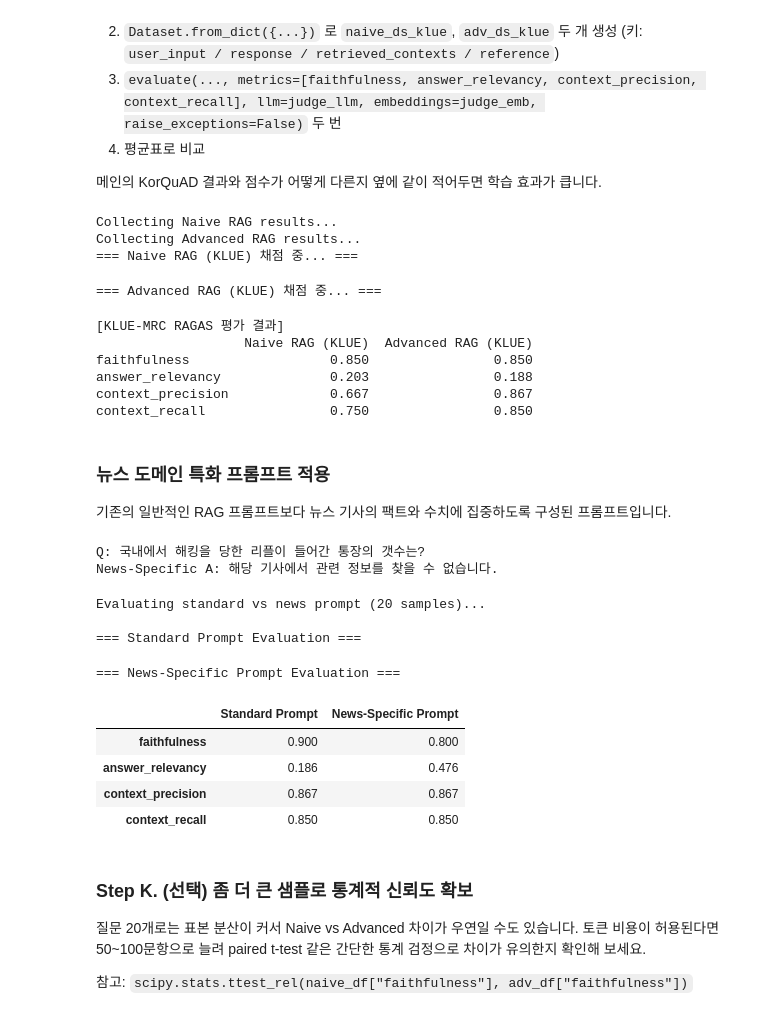
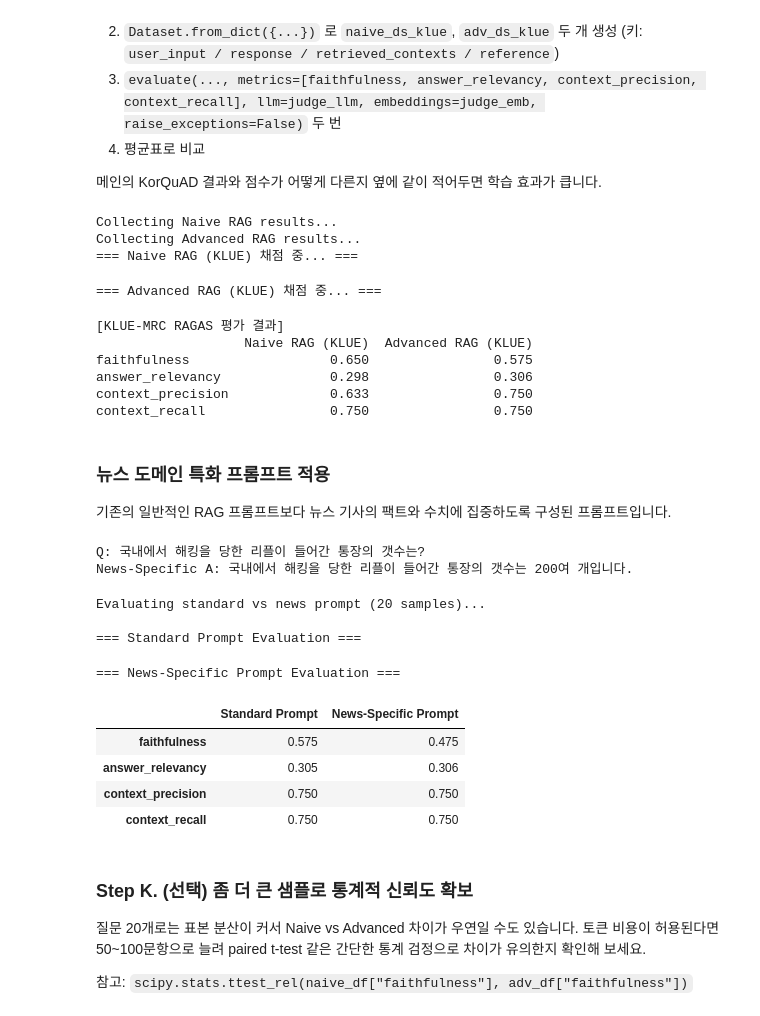
Before and after one commit to ted-chang80/AIFFEL_quest_eng, a Jupyter notebook: LLM_Application/LLM04/Day2_Practice.ipynb, the cells around one changed output. Cells and saved outputs as stored; diff of their text form; code cells hidden in the pictures.

```diff
--- a/LLM_Application/LLM04/Day2_Practice.ipynb
+++ b/LLM_Application/LLM04/Day2_Practice.ipynb
@@ -801,16 +1010,19 @@ print(f"첫 번째 정답: {ground_truths_klue[2]}")
 # %%
 from langchain_core.runnables import RunnablePassthrough
 from langchain_core.output_parsers import StrOutputParser
+from langchain_openai import ChatOpenAI
+
+# 오류 원인 해결: 'gpt-4-mini'라는 잘못된 모델명을 'gpt-4o-mini'로 수정합니다.
+llm_fixed = ChatOpenAI(model="gpt-4o-mini", temperature=0)
 
 # 1) Naive Retriever 설정 (KLUE DB 사용)
 naive_retriever_klue = db_klue.as_retriever(search_type="similarity", search_kwargs={"k": 3})
 
 # 2) Naive RAG 체인 생성
-# RAG_PROMPT는 이전 셀(DWNUDJ0iE0mo)에서 정의된 것을 그대로 사용합니다.
 naive_chain_klue = (
     {"context": naive_retriever_klue | format_docs, "question": RunnablePassthrough()}
     | RAG_PROMPT
-    | llm
+    | llm_fixed
     | StrOutputParser()
 )
 
@@ -838,7 +1050,7 @@ logging.getLogger("langchain.retrievers.multi_query").setLevel(logging.INFO)
 # 2) Multi-Query Retriever 설정
 multi_query_retriever_klue = MultiQueryRetriever.from_llm(
     retriever=db_klue.as_retriever(search_kwargs={"k": 3}),
-    llm=ChatOpenAI(model="gpt-4o", temperature=0)
+    llm=ChatOpenAI(model="gpt-4o-mini", temperature=0)
 )
 
 # 3) 테스트 질문으로 검색 수행 및 결과 확인
@@ -979,7 +1192,8 @@ def advanced_rag_klue(question):
 
     # 3) 프롬프트에 컨텍스트로 주입하여 답변 생성
     context = format_docs(top_docs)
-    answer = (RAG_PROMPT | llm | StrOutputParser()).invoke(
+    # 오타가 있었던 llm 대신 올바른 설정이 담긴 llm_fixed를 사용합니다.
+    answer = (RAG_PROMPT | llm_fixed | StrOutputParser()).invoke(
         {"context": context, "question": question}
     )
     return answer, top_docs
@@ -1066,12 +1281,13 @@ from datasets import Dataset
 from ragas import evaluate
 import pandas as pd
 
-# 오류 해결: 리트리버와 체인이 최신 db_klue(klue_mrc_fixed)를 참조하도록 재설정
+# 오류 해결: 'llm' 대신 모델명이 올바르게 설정된 'llm_fixed'를 사용합니다.
+# 리트리버와 체인이 최신 db_klue(klue_mrc_fixed)를 참조하도록 재설정
 naive_retriever_klue = db_klue.as_retriever(search_type="similarity", search_kwargs={"k": 3})
 naive_chain_klue = (
     {"context": naive_retriever_klue | format_docs, "question": RunnablePassthrough()}
     | RAG_PROMPT
-    | llm
+    | llm_fixed
     | StrOutputParser()
 )
 
@@ -1131,10 +1347,10 @@ Collecting Advanced RAG results...
 === Advanced RAG (KLUE) 채점 중... ===
 [KLUE-MRC RAGAS 평가 결과]
                    Naive RAG (KLUE)  Advanced RAG (KLUE)
-faithfulness                  0.850                0.850
-answer_relevancy              0.203                0.188
-context_precision             0.667                0.867
-context_recall                0.750                0.850
+faithfulness                  0.650                0.575
+answer_relevancy              0.298                0.306
+context_precision             0.633                0.750
+context_recall                0.750                0.750
 # %% [markdown]
 ### 뉴스 도메인 특화 프롬프트 적용
 기존의 일반적인 RAG 프롬프트보다 뉴스 기사의 팩트와 수치에 집중하도록 구성된 프롬프트입니다.
@@ -1160,7 +1376,8 @@ def advanced_rag_klue_news(question):
     top_docs = rerank_klue(question, candidates, top_k=3)
     # 3) 뉴스 특화 프롬프트로 답변 생성
     context = format_docs(top_docs)
-    answer = (NEWS_RAG_PROMPT | llm | StrOutputParser()).invoke(
+    # 오류 해결: 'llm' 대신 모델명이 올바르게 설정된 'llm_fixed'를 사용합니다.
+    answer = (NEWS_RAG_PROMPT | llm_fixed | StrOutputParser()).invoke(
         {'context': context, 'question': question}
     )
     return answer
@@ -1171,22 +1388,22 @@ print(f"Q: {test_q}")
 print(f"News-Specific A: {advanced_rag_klue_news(test_q)}")
 # %% [output]
 Q: 국내에서 해킹을 당한 리플이 들어간 통장의 갯수는?
-News-Specific A: 해당 기사에서 관련 정보를 찾을 수 없습니다.
+News-Specific A: 국내에서 해킹을 당한 리플이 들어간 통장의 갯수는 200여 개입니다.
 # %%
 def advanced_rag_klue_standard(question):
     candidates = db_klue.as_retriever(search_kwargs={'k': 10}).invoke(question)
     top = rerank_klue(question, candidates, top_k=3)
     context = format_docs(top)
-    # Uses the general RAG_PROMPT
-    answer = (RAG_PROMPT | llm | StrOutputParser()).invoke({'context': context, 'question': question})
+    # 오류 해결: 'llm' 대신 모델명이 올바르게 설정된 'llm_fixed'를 사용합니다.
+    answer = (RAG_PROMPT | llm_fixed | StrOutputParser()).invoke({'context': context, 'question': question})
     return answer, top
 
 def advanced_rag_klue_news_eval(question):
     candidates = db_klue.as_retriever(search_kwargs={'k': 10}).invoke(question)
     top = rerank_klue(question, candidates, top_k=3)
     context = format_docs(top)
-    # Uses the NEWS_RAG_PROMPT
-    answer = (NEWS_RAG_PROMPT | llm | StrOutputParser()).invoke({'context': context, 'question': question})
+    # 오류 해결: 'llm' 대신 모델명이 올바르게 설정된 'llm_fixed'를 사용합니다.
+    answer = (NEWS_RAG_PROMPT | llm_fixed | StrOutputParser()).invoke({'context': context, 'question': question})
     return answer, top
 
 # 1) Collect answers for both prompts
@@ -1213,37 +1430,37 @@ std_ds = Dataset.from_dict({
     'reference': ground_truths_klue
 })
 
 news_ds = Dataset.from_dict({
     'user_input': questions_klue,
     'response': news_answers,
     'retrieved_contexts': news_contexts,
     'reference': ground_truths_klue
 })
 
 # 3) Evaluate
 print('\n=== Standard Prompt Evaluation ===')
 res_std = evaluate(std_ds, metrics=metrics, llm=judge_llm, embeddings=judge_emb, raise_exceptions=False)
 
 print('\n=== News-Specific Prompt Evaluation ===')
 res_news = evaluate(news_ds, metrics=metrics, llm=judge_llm, embeddings=judge_emb, raise_exceptions=False)
 
 # 4) Compare Results
 prompt_compare = pd.concat([
     get_summary(res_std, 'Standard Prompt'),
     get_summary(res_news, 'News-Specific Prompt')
 ], axis=1)
 
 display(prompt_compare.round(3))
 # %% [output]
 Evaluating standard vs news prompt (20 samples)...
 
 === Standard Prompt Evaluation ===
 === News-Specific Prompt Evaluation ===
 |  | Standard Prompt | News-Specific Prompt |
-| faithfulness | 0.900 | 0.800 |
-| answer_relevancy | 0.186 | 0.476 |
-| context_precision | 0.867 | 0.867 |
-| context_recall | 0.850 | 0.850 |
+| faithfulness | 0.575 | 0.475 |
+| answer_relevancy | 0.305 | 0.306 |
+| context_precision | 0.750 | 0.750 |
+| context_recall | 0.750 | 0.750 |
 # %% [markdown]
 ### Step K. (선택) 좀 더 큰 샘플로 통계적 신뢰도 확보
 
```
Also changed, not shown: parts of 48 cells of this notebook.
